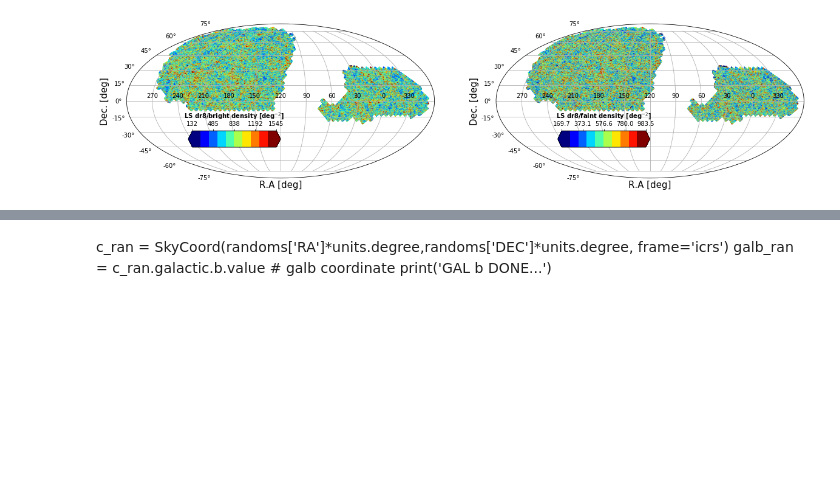
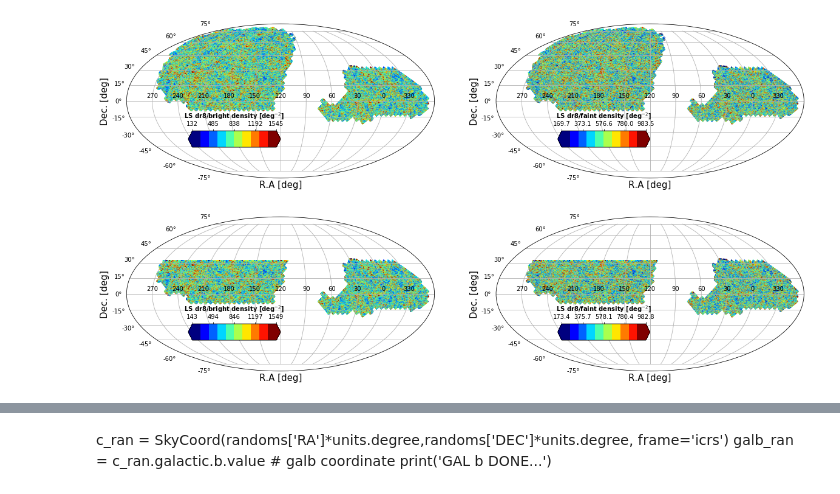
Before and after one commit to qmxp55/bgstargets, a Jupyter notebook: doc/getBGScat_with_weights.ipynb, the cells around one changed output, grey strips where cells are left out. Saved outputs shown, nothing was run; the diff lists cells and outputs as text; code cells hidden in the pictures; blank space fills up the shorter version.

```diff
--- a/doc/getBGScat_with_weights.ipynb
+++ b/doc/getBGScat_with_weights.ipynb
@@ -239,3 +270,19 @@ mollweide(hpdict=hpdict, namesel='faint', reg=reg_, projection=projection, n=1,
 fig.savefig('skymap_dens_%s_%s.png' %(dr, reg), bbox_inches = 'tight', pad_inches = 0)
 # %% [output]
 [figure]
+# %%
+#with weights
+fig = plt.figure(figsize=(20, 15))
+gs = gridspec.GridSpec(1,2)
+
+org          = 120  # centre ra for mollweide plots
+projection   = 'mollweide'
+cm = mycmap(matplotlib.cm.jet, 10,0,1)
+cmr= mycmap(matplotlib.cm.jet_r,10,0,1)
+
+mollweide(hpdict=hpdict, namesel='bright', reg='south', projection=projection, n=0, org=org, cm=cm, fig=fig, gs=gs, cval=None, ws=ws['south'])
+mollweide(hpdict=hpdict, namesel='faint', reg='south', projection=projection, n=1, org=org, cm=cm, fig=fig, gs=gs, cval=None, ws=ws['south'])
+
+fig.savefig('skymap_dens_%s_%s_weighted_south.png' %(dr, reg), bbox_inches = 'tight', pad_inches = 0)
+# %% [output]
+[figure, added]
```
Also changed, not shown: parts of 39 cells of this notebook, 6 other files.
